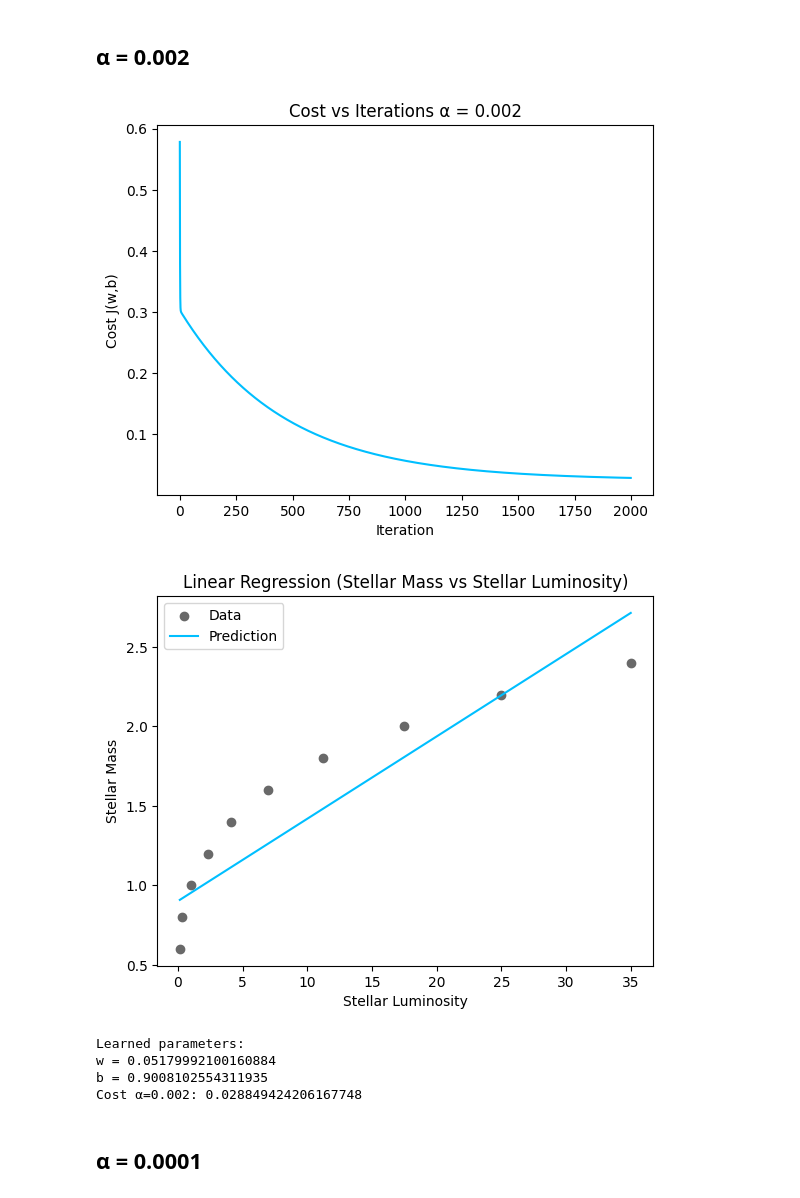
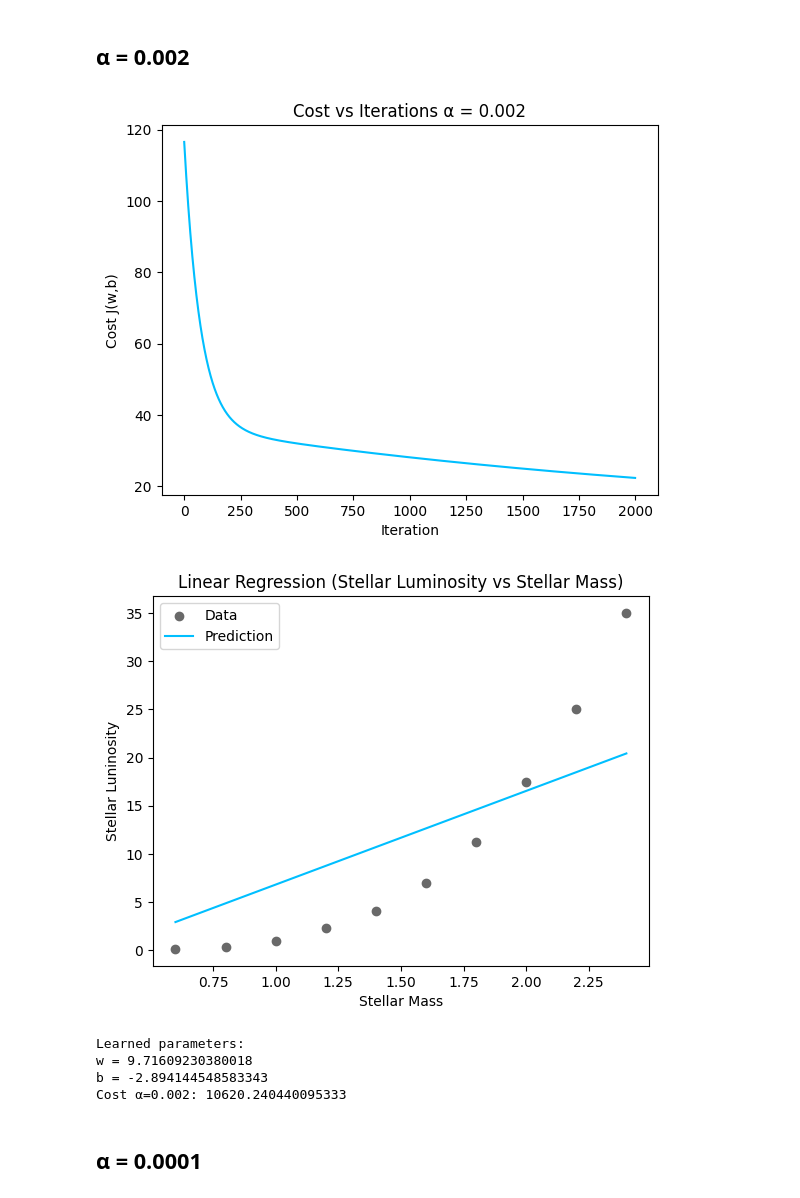
Before and after one commit to ccastano46/AREP_LAB01, a Jupyter notebook: 01_part1_linreg_1feature.ipynb, the cells around one changed output. Cells and saved outputs as stored; diff of their text form; code cells hidden in the pictures.

```diff
--- a/01_part1_linreg_1feature.ipynb
+++ b/01_part1_linreg_1feature.ipynb
@@ -57,15 +57,15 @@ In conclusion, w = 0.06315 is a good start because the error rate is 40% a littl
 from mpl_toolkits.mplot3d import Axes3D
 from matplotlib import cm
 # %%
-w_values = np.linspace(0, 0.1, 1000) # By eye we can determine that the slope can't be greater tha 0.1
-b_values = np.linspace(0, 0.6, 1000) # b < 0.6
+w_values = np.linspace(0, 80, 1000) # By eye we can determine that the slope can't be greater tha 0.1
+b_values = np.linspace(0, 0.15, 1000) # b < 0.6
 
 W, B = np.meshgrid(w_values, b_values)
 J_vals = np.zeros_like(W)
 for i in range(W.shape[0]):
     for j in range(W.shape[1]):
-        J_vals[i, j] = compute_cost(np.array(stellar_luminosity),
-        np.array(stellar_mass), W[i, j], B[i, j])
+        J_vals[i, j] = compute_cost(np.array(stellar_mass),
+        np.array(stellar_luminosity), W[i, j], B[i, j])
 
 fig = plt.figure(figsize=(12,12))
 ax = fig.add_subplot(111, projection='3d')
@@ -200,7 +200,7 @@ Cost α=0.001: 0.05696618108194595
 ## α = 0.002
 # %%
 alpha = 0.002
-w_learned, b_learned, history = gradient_descent(np.array(stellar_luminosity), np.array(stellar_mass), w_init, b_init, alpha, num_iterations)
+w_learned, b_learned, history = gradient_descent(np.array(stellar_mass), np.array(stellar_luminosity), w_init, b_init, alpha, num_iterations)
 
 iterations = [it for it, c in history]
 costs = [c for it, c in history]
@@ -211,27 +211,28 @@ plt.ylabel("Cost J(w,b)")
 plt.title("Cost vs Iterations α = 0.002")
 plt.show()
 # %% [output]
-[figure, old version]
+[figure, new version]
 # %%
 plt.figure()
-plt.scatter(np.array(stellar_luminosity), np.array(stellar_mass), label="Data", color="dimgray")
-y_pred = predict(np.array(stellar_luminosity), w_learned, b_learned)
-plt.plot(np.array(stellar_luminosity), y_pred, label="Prediction", color = "deepskyblue")
-plt.xlabel("Stellar Luminosity")
-plt.ylabel("Stellar Mass")
-plt.title("Linear Regression (Stellar Mass vs Stellar Luminosity)")
+plt.scatter(np.array(stellar_mass), np.array(stellar_luminosity), label="Data", color="dimgray")
+y_pred = predict(np.array(stellar_mass), w_learned, b_learned)
+plt.plot(np.array(stellar_mass), y_pred, label="Prediction", color = "deepskyblue")
+plt.xlabel("Stellar Mass")
+plt.ylabel("Stellar Luninosity")
+plt.title("Linear Regression (Stellar Luminosity vs Stellar Mass)")
 plt.legend()
 plt.show()
+
 print("\nLearned parameters:")
 print("w =", w_learned)
 print("b =", b_learned)
 print("Cost α=0.002:",compute_cost(np.array(stellar_luminosity), np.array(stellar_mass),w_learned,b_learned))
 # %% [output]
-[figure, old version]
+[figure, new version]
 Learned parameters:
-w = 0.05179992100160884
-b = 0.9008102554311935
-Cost α=0.002: 0.028849424206167748
+w = 9.71609230380018
+b = -2.894144548583343
+Cost α=0.002: 10620.240440095333
 # %% [markdown]
 ## α = 0.0001
 # %%
```
Also changed, not shown: parts of 17 cells of this notebook, 1 other file.
